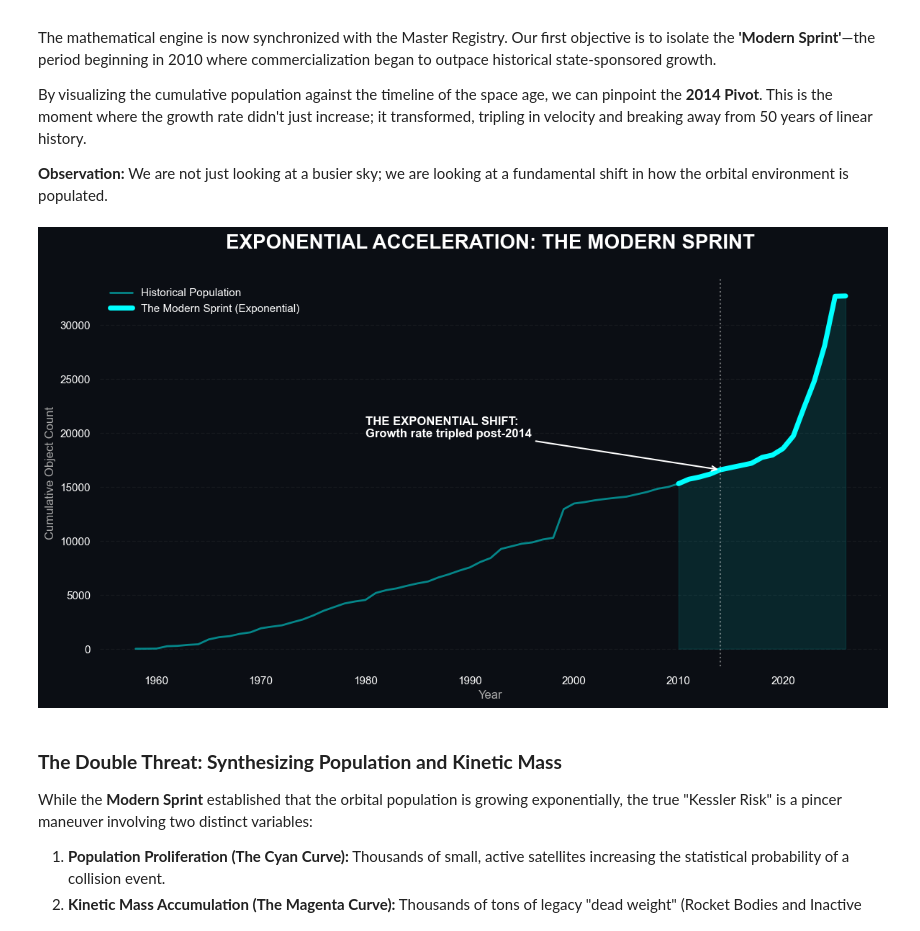
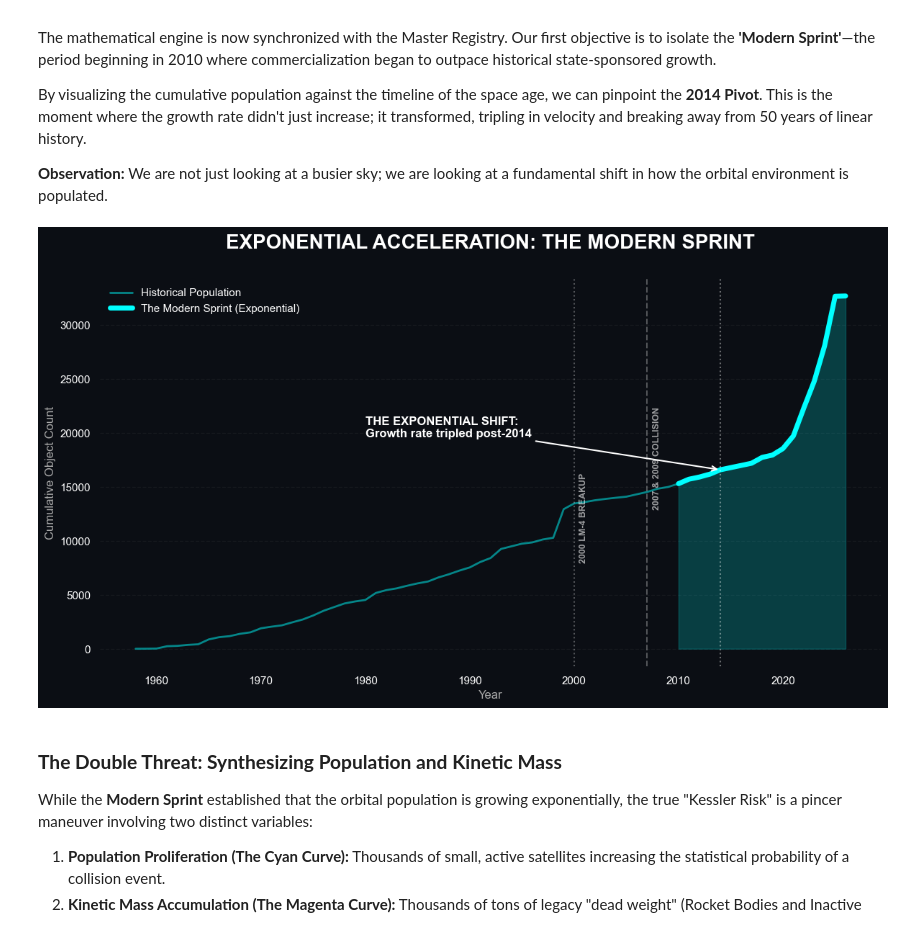
Before and after one commit to sithid/orbital-debris-assessment, a Jupyter notebook: notebooks/eda/satcat_eda.ipynb, the cells around one changed output. Drawn from its saved outputs; the diff is of its cells as text; code cells hidden in the pictures.

```diff
--- a/notebooks/eda/satcat_eda.ipynb
+++ b/notebooks/eda/satcat_eda.ipynb
@@ -349,34 +351,42 @@ By visualizing the cumulative population against the timeline of the space age,
 # %%
 # "Modern Sprint" (Post-2010)
 modern_era = pop_growth[pop_growth.index >= 2010]
 
-plt.style.use('dark_background')
 fig, ax = plt.subplots(figsize=(14, 7), facecolor='#0B0E14')
 ax.set_facecolor('#0B0E14')
 
 ax.plot(pop_growth.index, pop_growth.values, color='#00FFFF', linewidth=2, alpha=0.5, label='Historical Population')
 ax.plot(modern_era.index, modern_era.values, color='#00FFFF', linewidth=5, label='The Modern Sprint (Exponential)')
 
 # This fills the area under the curve to show the "volume" of new objects
-ax.fill_between(modern_era.index, modern_era.values, color='#00FFFF', alpha=0.1)
+ax.fill_between(modern_era.index, modern_era.values, color='#00FFFF', alpha=0.2)
 
 plt.axvline(x=2014, color='white', linestyle=':', alpha=0.4)
 plt.annotate('THE EXPONENTIAL SHIFT:\nGrowth rate tripled post-2014',
              xy=(2014, pop_growth.loc[2014]), xytext=(1980, pop_growth.max()*0.6),
              arrowprops=dict(arrowstyle='->', color='white', lw=1.5),
              color='white', fontsize=12, fontweight='bold')
 
+# 2000 Long March Breakup
+plt.axvline(x=2000, color='white', linestyle=':', alpha=0.3)
+plt.text(2000.5, pop_growth.max()*0.25, '2000 LM-4 BREAKUP', rotation=90, color='white', alpha=0.6, fontsize=9, fontweight='bold')
+
+# 2007 ASAT Test & 2009 Collision
+plt.axvline(x=2007, color='white', linestyle='--', alpha=0.3)
+plt.text(2007.5, pop_growth.max()*0.4, '2007 & 2009 COLLISION', rotation=90, color='white', alpha=0.6, fontsize=9, fontweight='bold')
+
 plt.title('EXPONENTIAL ACCELERATION: THE MODERN SPRINT', fontsize=20, fontweight='bold', pad=30)
 plt.ylabel('Cumulative Object Count', color='#AAAAAA')
 plt.xlabel('Year', color='#AAAAAA')
 
 plt.grid(axis='y', linestyle='--', alpha=0.05)
 sns.despine(left=True, bottom=True)
+
 plt.legend(frameon=False, loc='upper left')
 plt.savefig('../../images/modern_sprint.png', dpi=300)
 plt.show()
 # %% [output]
-[figure, old version]
+[figure, new version]
 # %% [markdown]
 ### **The Double Threat: Synthesizing Population and Kinetic Mass**
 
```
Also changed, not shown: parts of 3 cells of this notebook, 4 other files.
